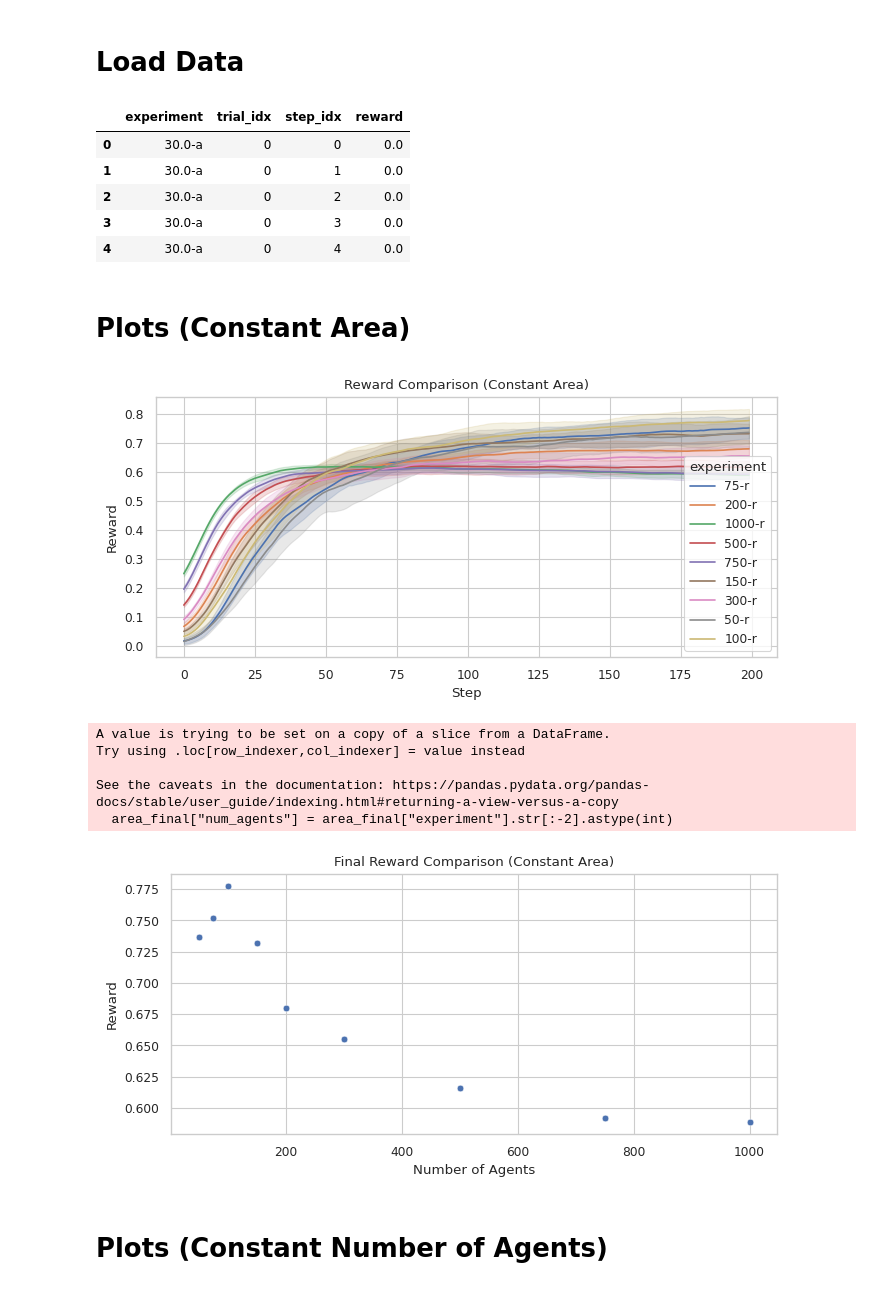
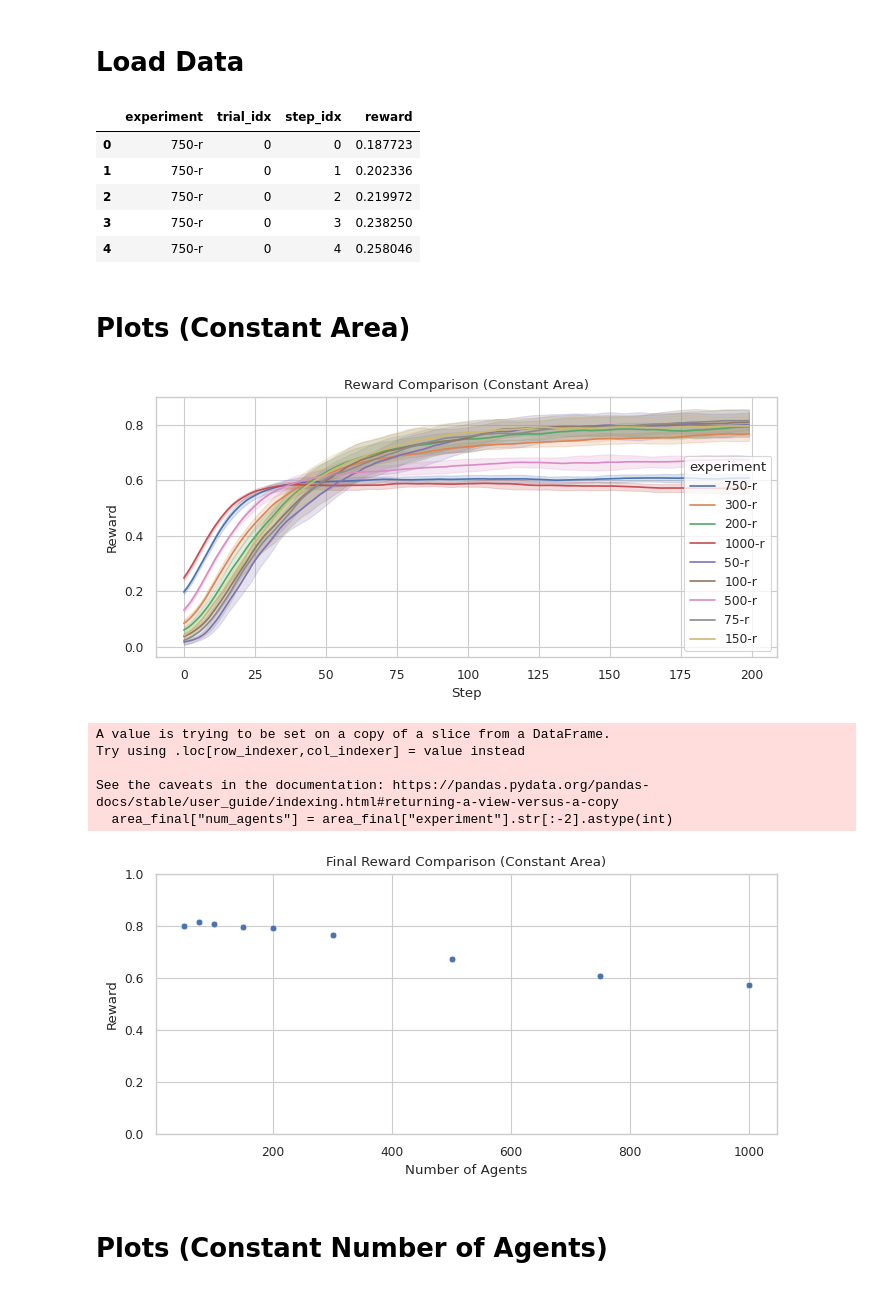
Before and after one commit to Damowerko/motion-planning, a Jupyter notebook: notebooks/transfer.ipynb, the cells around one changed output. Cells and saved outputs as stored; diff of their text form; code cells hidden in the pictures.

```diff
--- a/notebooks/transfer.ipynb
+++ b/notebooks/transfer.ipynb
@@ -19,7 +19,7 @@ sns.set_theme(
 
 
 fig_path = Path("../figures")
-model = "1sybsz6w"
+model = "fbq52u1v"
 # %% [markdown]
 # Load Data
 # %%
@@ -46,11 +46,11 @@ df = pd.concat(dfs)
 df.head()
 # %% [output]
 |  | experiment | trial_idx | step_idx | reward |
-| 0 | 30.0-a | 0 | 0 | 0.0 |
-| 1 | 30.0-a | 0 | 1 | 0.0 |
-| 2 | 30.0-a | 0 | 2 | 0.0 |
-| 3 | 30.0-a | 0 | 3 | 0.0 |
-| 4 | 30.0-a | 0 | 4 | 0.0 |
+| 0 | 750-r | 0 | 0 | 0.187723 |
+| 1 | 750-r | 0 | 1 | 0.202336 |
+| 2 | 750-r | 0 | 2 | 0.219972 |
+| 3 | 750-r | 0 | 3 | 0.238250 |
+| 4 | 750-r | 0 | 4 | 0.258046 |
 # %% [markdown]
 # Plots (Constant Area)
 # %%
@@ -69,37 +69,38 @@ plt.ylabel("Reward")
 plt.title("Reward Comparison (Constant Area)")
 
 # Save the plot
-plt.savefig(fig_path / "transfer_area.png")
-plt.savefig(fig_path / "transfer_area.pdf")
+plt.savefig(fig_path / f"{model}_transfer_area.png")
+plt.savefig(fig_path / f"{model}_transfer_area.pdf")
 plt.show()
 # %% [output]
-[figure, old version]
+[figure, new version]
 # %%
 # Create the comparison of final rewards
 area_final = area_df[area_df["step_idx"] == 199]
 area_final["num_agents"] = area_final["experiment"].str[:-2].astype(int)
 area_final = area_final[["num_agents", "reward"]].groupby(["num_agents"]).mean()
 
 sns.scatterplot(
     data=area_final,
     x="num_agents",
     y="reward",
 )
 plt.xlabel("Number of Agents")
+plt.ylim(0, 1)
 plt.ylabel("Reward")
 plt.title("Final Reward Comparison (Constant Area)")
 
 # Save the plot
-plt.savefig(fig_path / "transfer_area_final.png")
-plt.savefig(fig_path / "transfer_area_final.pdf")
+plt.savefig(fig_path / f"{model}_transfer_area_final.png")
+plt.savefig(fig_path / f"{model}_transfer_area_final.pdf")
 plt.show()
 # %% [output]
 A value is trying to be set on a copy of a slice from a DataFrame.
 Try using .loc[row_indexer,col_indexer] = value instead
 
 See the caveats in the documentation: https://pandas.pydata.org/pandas-docs/stable/user_guide/indexing.html#returning-a-view-versus-a-copy
   area_final["num_agents"] = area_final["experiment"].str[:-2].astype(int)
-[figure, old version]
+[figure, new version]
 # %% [markdown]
 # Plots (Constant Number of Agents)
 # %%
```
Also changed, not shown: parts of 4 cells of this notebook, 1 other file.
